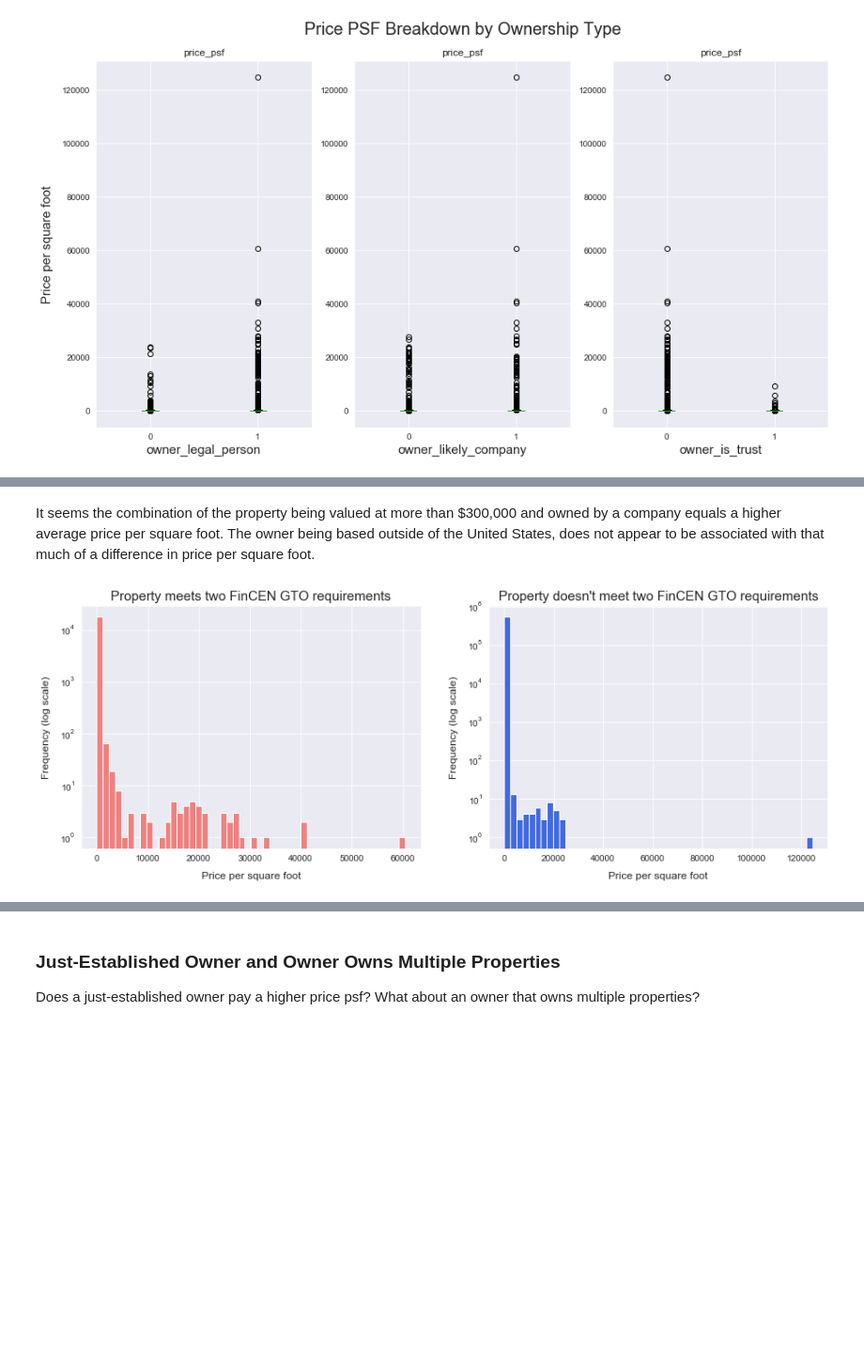
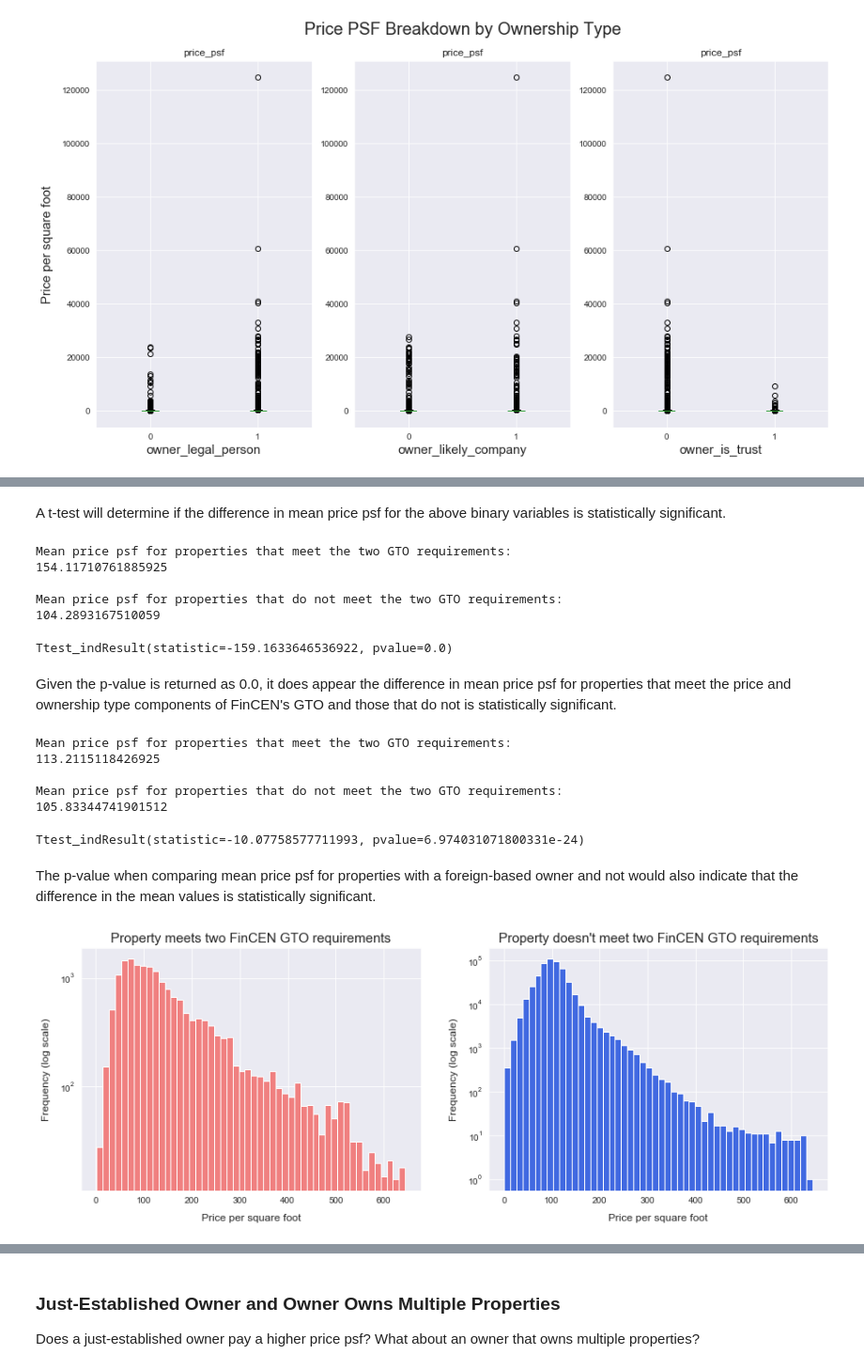
Before and after one commit to mpky/property_project, a Jupyter notebook: notebooks/Bexar_EDA.ipynb, the cells around one changed output, grey strips where cells are left out. Shown at 94% size. Cells and saved outputs as stored; diff of their text form; code cells hidden in the pictures; blank space fills up the shorter version.

Commit message:
Add t-tests for different ownership types; redo plots with extreme price psf outliers trimmed

```diff
--- a/notebooks/Bexar_EDA.ipynb
+++ b/notebooks/Bexar_EDA.ipynb
@@ -317,0 +333,4 @@ plt.show()
+# %%
+# Does this affect the distributions
+trim_prop_df = prop_df[prop_df.price_psf<prop_df.price_psf.quantile(.999)]
+trim_prop_df.shape
@@ -357,33 +417,69 @@ plt.show()
-# %% [markdown]
-It seems the combination of the property being valued at more than $300,000 and owned by a company equals a higher average price per square foot. The owner being based outside of the United States, does not appear to be associated with that much of a difference in price per square foot.
+# %% [markdown]
+A t-test will determine if the difference in mean price psf for the above binary variables is statistically significant.
+# %%
+print('Mean price psf for properties that meet the two GTO requirements:')
+print(trim_prop_df[trim_prop_df.two_gto_reqs==1].price_psf.mean(),'\n')
+print('Mean price psf for properties that do not meet the two GTO requirements:')
+print(trim_prop_df[trim_prop_df.two_gto_reqs==0].price_psf.mean(),'\n')
+# %% [output]
+Mean price psf for properties that meet the two GTO requirements:
+154.11710761885925
+
+Mean price psf for properties that do not meet the two GTO requirements:
+104.2893167510059
+# %%
+stats.ttest_ind(trim_prop_df[trim_prop_df.two_gto_reqs==0].price_psf,
+                trim_prop_df[trim_prop_df.two_gto_reqs==1].price_psf)
+# %% [output]
+Ttest_indResult(statistic=-159.1633646536922, pvalue=0.0)
+# %% [markdown]
+Given the p-value is returned as 0.0, it does appear the difference in mean price psf for properties that meet the price and ownership type components of FinCEN's GTO and those that do not is statistically significant.
+# %%
+print('Mean price psf for properties that meet the two GTO requirements:')
+print(trim_prop_df[trim_prop_df.foreign_based_owner==1].price_psf.mean(),'\n')
+print('Mean price psf for properties that do not meet the two GTO requirements:')
+print(trim_prop_df[trim_prop_df.foreign_based_owner==0].price_psf.mean(),'\n')
+# %% [output]
+Mean price psf for properties that meet the two GTO requirements:
+113.2115118426925
+
+Mean price psf for properties that do not meet the two GTO requirements:
+105.83344741901512
+# %%
+stats.ttest_ind(trim_prop_df[trim_prop_df.foreign_based_owner==0].price_psf,
+                trim_prop_df[trim_prop_df.foreign_based_owner==1].price_psf)
+# %% [output]
+Ttest_indResult(statistic=-10.07758577711993, pvalue=6.974031071800331e-24)
+# %% [markdown]
+The p-value when comparing mean price psf for properties with a foreign-based owner and not would also indicate that the difference in the mean values is statistically significant.
 # %%
 fig, axes = plt.subplots(1,2,figsize=[15,5])
 
-prop_df[prop_df['two_gto_reqs']==1].price_psf.dropna().plot(
+trim_prop_df[trim_prop_df['two_gto_reqs']==1].price_psf.dropna().plot(
     kind='hist',
     ax=axes[0],
     bins=50,
     log=True,
     color='lightcoral'
 )
 
-prop_df[prop_df['two_gto_reqs']!=1].price_psf.dropna().plot(
+trim_prop_df[trim_prop_df['two_gto_reqs']!=1].price_psf.dropna().plot(
     kind='hist',
     ax=axes[1],
     bins=50,
     log=True,
     color='royalblue'
 )
 
 axes[0].set_ylabel('Frequency (log scale)',labelpad=10,fontsize=12)
 axes[1].set_ylabel('Frequency (log scale)',labelpad=10,fontsize=12)
 
 axes[0].set_xlabel('Price per square foot',labelpad=10,fontsize=12)
 axes[1].set_xlabel('Price per square foot',labelpad=10,fontsize=12)
 
 axes[0].set_title('Property meets two FinCEN GTO requirements',fontsize=15)
 axes[1].set_title('Property doesn\'t meet two FinCEN GTO requirements',fontsize=15)
 
 plt.show()
 # %% [output]
-[figure, old version]
+[figure, new version]
```
Also changed, not shown: parts of 38 cells of this notebook.
